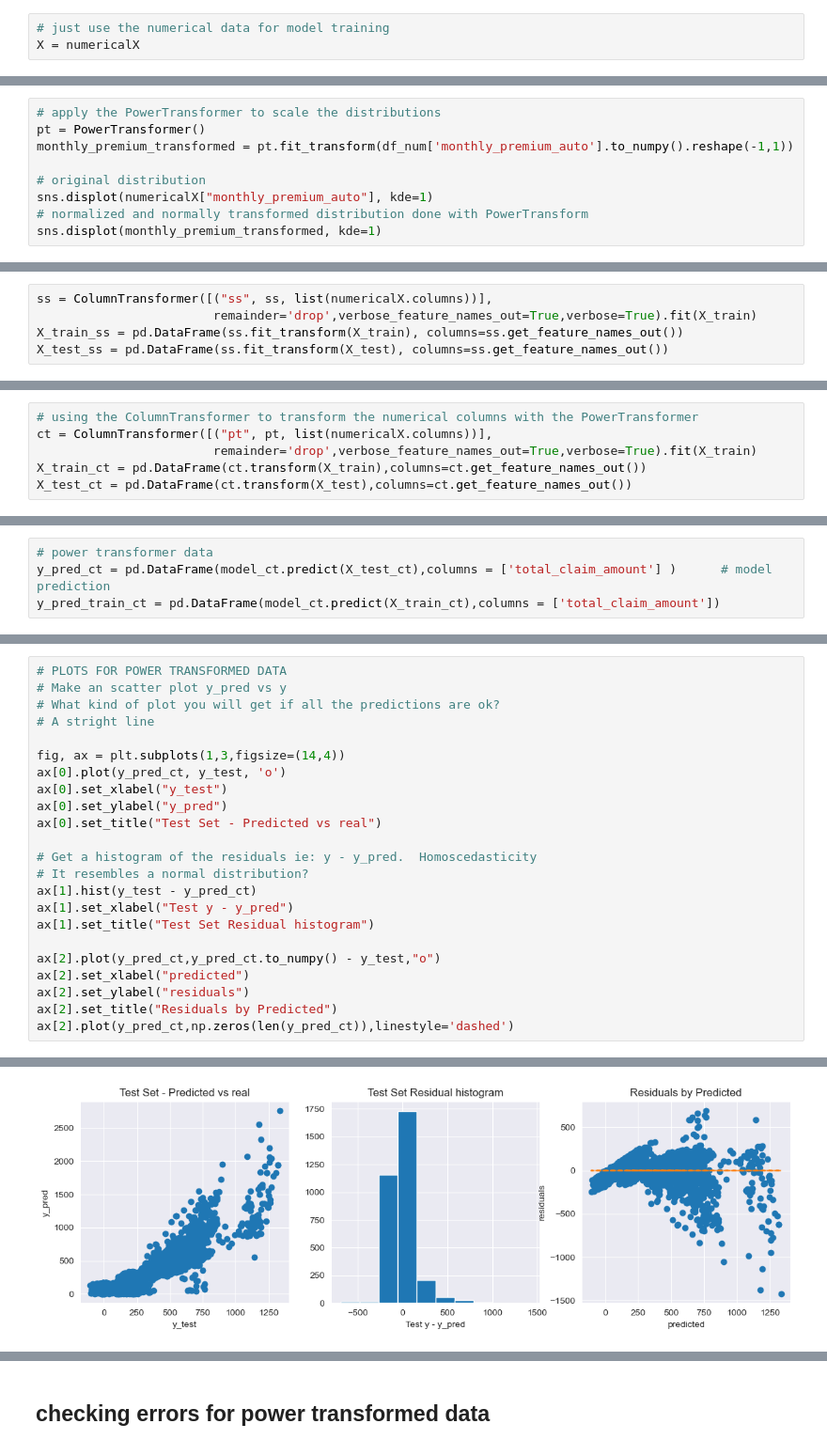
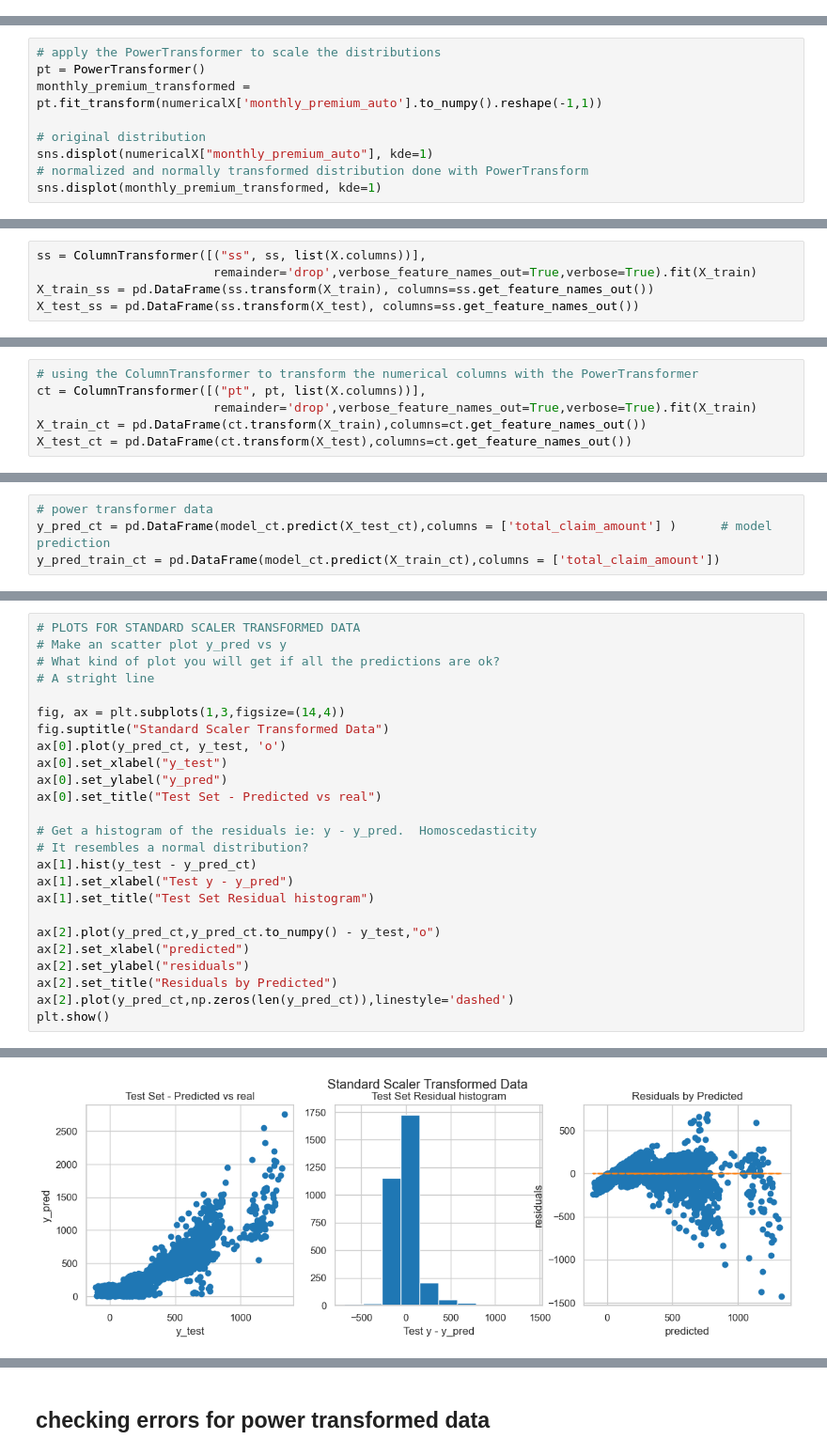
Before and after one commit to Phylanxy/Labs, a Jupyter notebook: week 4/Day 2/Lab_linear_regression.ipynb, the cells around one changed output, grey strips where cells are left out. Shown at 94% size. Drawn from its saved outputs; the diff is of its cells as text.

```diff
--- a/week 4/Day 2/Lab_linear_regression.ipynb
+++ b/week 4/Day 2/Lab_linear_regression.ipynb
@@ -127,6 +44,3 @@ numericalX
-# %%
-# just use the numerical data for model training
-X = numericalX
 # %%
 X.isna().any()
 # no need to drop anything
@@ -193,7 +107,7 @@ sns.displot(monthly_premium_transformed, kde=1)
 # %%
 # apply the PowerTransformer to scale the distributions
 pt = PowerTransformer()
-monthly_premium_transformed = pt.fit_transform(df_num['monthly_premium_auto'].to_numpy().reshape(-1,1))
+monthly_premium_transformed = pt.fit_transform(numericalX['monthly_premium_auto'].to_numpy().reshape(-1,1))
 
 # original distribution
 sns.displot(numericalX["monthly_premium_auto"], kde=1)
@@ -215,7 +143,7 @@ the parameters used to transform monthly_premium_transformed (ss) are {'copy': T
 # %%
-ss = ColumnTransformer([("ss", ss, list(numericalX.columns))],
+ss = ColumnTransformer([("ss", ss, list(X.columns))],
                         remainder='drop',verbose_feature_names_out=True,verbose=True).fit(X_train)
-X_train_ss = pd.DataFrame(ss.fit_transform(X_train), columns=ss.get_feature_names_out())
-X_test_ss = pd.DataFrame(ss.fit_transform(X_test), columns=ss.get_feature_names_out())
+X_train_ss = pd.DataFrame(ss.transform(X_train), columns=ss.get_feature_names_out())
+X_test_ss = pd.DataFrame(ss.transform(X_test), columns=ss.get_feature_names_out())
 # %% [output]
 [ColumnTransformer] ............ (1 of 1) Processing ss, total=   0.0s
@@ -224,6 +150,6 @@ X_test_ss = pd.DataFrame(ss.fit_transform(X_test), columns=ss.get_feature_names_
 # %%
 # using the ColumnTransformer to transform the numerical columns with the PowerTransformer
-ct = ColumnTransformer([("pt", pt, list(numericalX.columns))],
+ct = ColumnTransformer([("pt", pt, list(X.columns))],
                         remainder='drop',verbose_feature_names_out=True,verbose=True).fit(X_train)
 X_train_ct = pd.DataFrame(ct.transform(X_train),columns=ct.get_feature_names_out())
 X_test_ct = pd.DataFrame(ct.transform(X_test),columns=ct.get_feature_names_out())
@@ -435,11 +270,12 @@ display(y_pred_train_ss, y_pred_train_ct)
 y_test = y_test.to_numpy().reshape(-1,1)
 # %%
-# PLOTS FOR POWER TRANSFORMED DATA
+# PLOTS FOR STANDARD SCALER TRANSFORMED DATA
 # Make an scatter plot y_pred vs y
 # What kind of plot you will get if all the predictions are ok?
 # A stright line
 
 fig, ax = plt.subplots(1,3,figsize=(14,4))
+fig.suptitle("Standard Scaler Transformed Data")
 ax[0].plot(y_pred_ct, y_test, 'o')
 ax[0].set_xlabel("y_test")
 ax[0].set_ylabel("y_pred")
@@ -456,4 +292,5 @@ ax[2].set_xlabel("predicted")
 ax[2].set_ylabel("residuals")
 ax[2].set_title("Residuals by Predicted")
 ax[2].plot(y_pred_ct,np.zeros(len(y_pred_ct)),linestyle='dashed')
+plt.show()
 # %% [output]
@@ -461 +297 @@ ax[2].plot(y_pred_ct,np.zeros(len(y_pred_ct)),linestyle='dashed')
-[figure, old version]
+[figure, new version]
```
Also changed, not shown: parts of 51 cells of this notebook, 5 other files.
